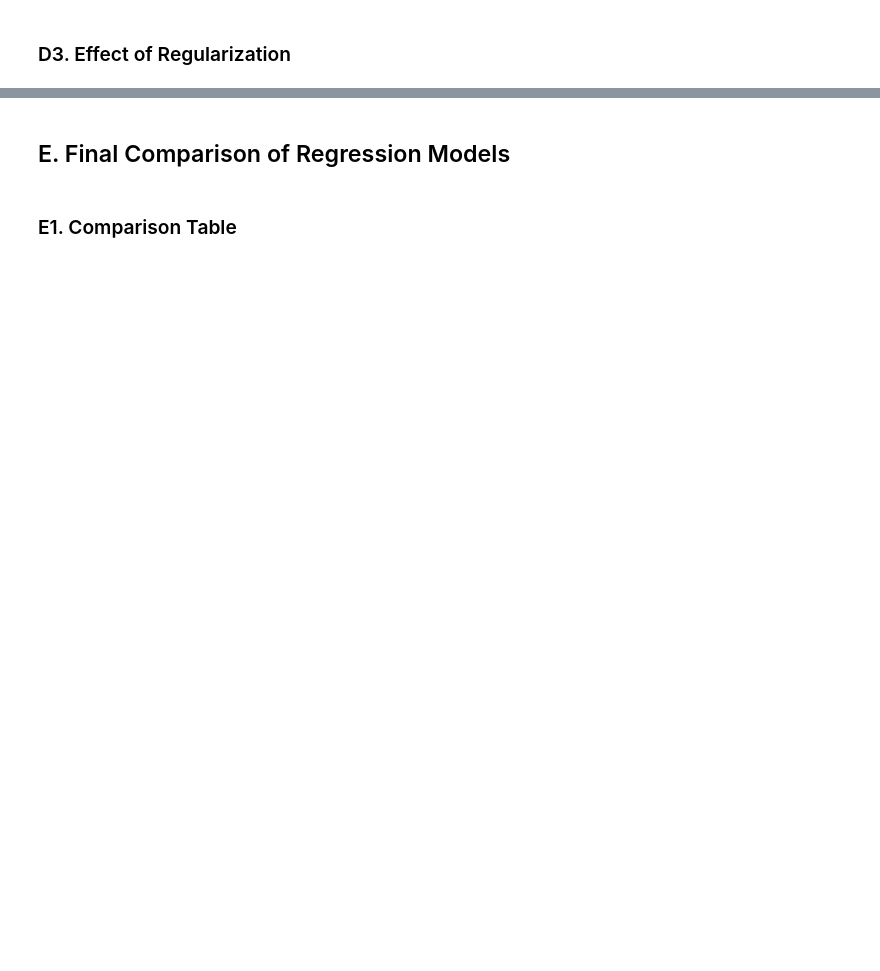
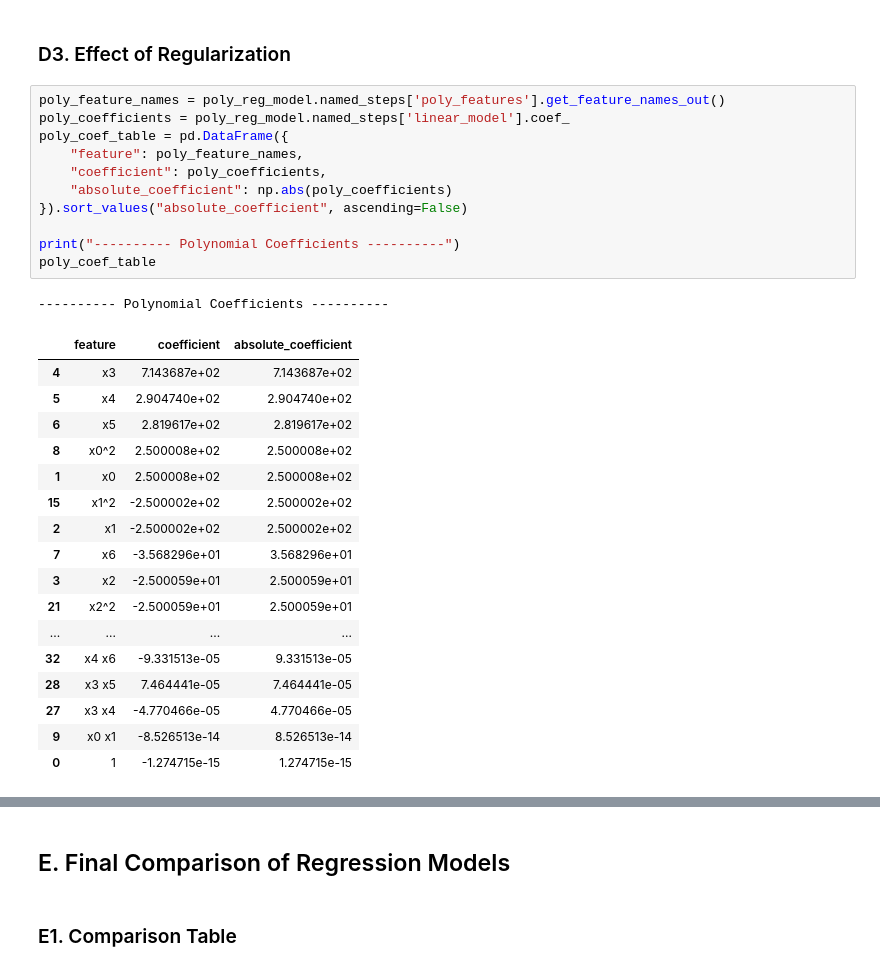
Before and after one commit to Irseora/Data-Science, a Jupyter notebook: Week_9_10.ipynb, the cells around one changed output, grey strips where cells are left out. Saved outputs shown, nothing was run; the diff lists cells and outputs as text; blank space fills up the shorter version.

```diff
--- a/Week_9_10.ipynb
+++ b/Week_9_10.ipynb
@@ -291,2 +409,32 @@ Choosing 3 degrees seems to overfit a little, while choosing 4 seems to produce
 # %% [markdown]
 ### D3. Effect of Regularization
+# %%
+poly_feature_names = poly_reg_model.named_steps['poly_features'].get_feature_names_out()
+poly_coefficients = poly_reg_model.named_steps['linear_model'].coef_
+poly_coef_table = pd.DataFrame({
+    "feature": poly_feature_names,
+    "coefficient": poly_coefficients,
+    "absolute_coefficient": np.abs(poly_coefficients)
+}).sort_values("absolute_coefficient", ascending=False)
+
+print("---------- Polynomial Coefficients ----------")
+poly_coef_table
+# %% [output]
+---------- Polynomial Coefficients ----------
+|  | feature | coefficient | absolute_coefficient |
+| 4 | x3 | 7.143687e+02 | 7.143687e+02 |
+| 5 | x4 | 2.904740e+02 | 2.904740e+02 |
+| 6 | x5 | 2.819617e+02 | 2.819617e+02 |
+| 8 | x0^2 | 2.500008e+02 | 2.500008e+02 |
+| 1 | x0 | 2.500008e+02 | 2.500008e+02 |
+| 15 | x1^2 | -2.500002e+02 | 2.500002e+02 |
+| 2 | x1 | -2.500002e+02 | 2.500002e+02 |
+| 7 | x6 | -3.568296e+01 | 3.568296e+01 |
+| 3 | x2 | -2.500059e+01 | 2.500059e+01 |
+| 21 | x2^2 | -2.500059e+01 | 2.500059e+01 |
+| ... | ... | ... | ... |
+| 32 | x4 x6 | -9.331513e-05 | 9.331513e-05 |
+| 28 | x3 x5 | 7.464441e-05 | 7.464441e-05 |
+| 27 | x3 x4 | -4.770466e-05 | 4.770466e-05 |
+| 9 | x0 x1 | -8.526513e-14 | 8.526513e-14 |
+| 0 | 1 | -1.274715e-15 | 1.274715e-15 |
```
Also changed, not shown: parts of 25 cells of this notebook.
